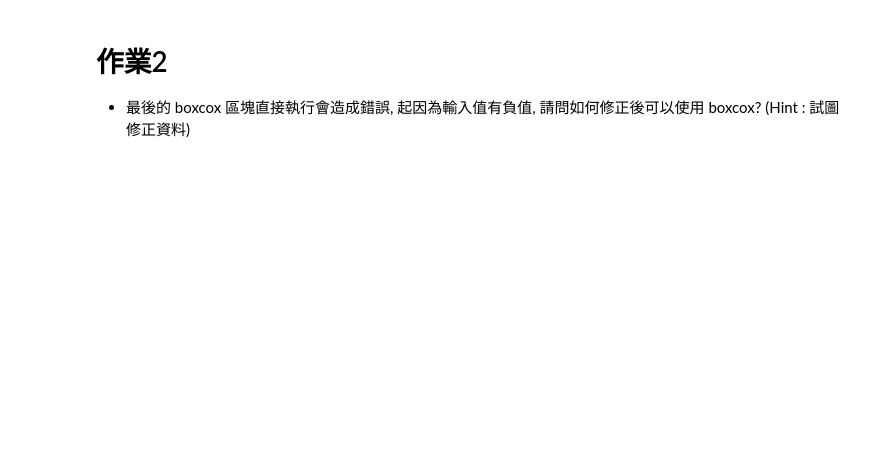
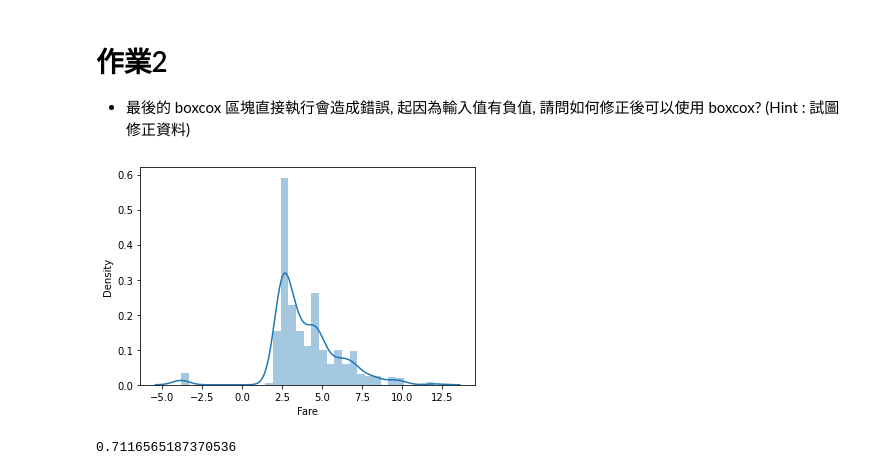
Before and after one commit to Rocky-Zhenxiang-Fang/3rd-ML100Days, a Jupyter notebook: homework/Day_023_HW.ipynb, the cells around one changed output. Saved outputs shown, nothing was run; the diff lists cells and outputs as text; code cells hidden in the pictures; blank space fills up the shorter version.

```diff
--- a/homework/Day_023_HW.ipynb
+++ b/homework/Day_023_HW.ipynb
@@ -96,15 +98,20 @@ cross_val_score(estimator, train_X, train_Y, cv=5).mean()
 # %%
 # 將 Fare 取 boxcox 後, 看散佈圖, 並計算分數 (執行會有 error, 請試圖修正)
 from scipy import stats
 df_fixed = copy.deepcopy(df)
 """
 Your Code Here, fix the error
 """
+df_fixed['Fare'] = df_fixed['Fare'] + 0.001
+
 df_fixed['Fare'] = stats.boxcox(df_fixed['Fare'])[0]
 sns.distplot(df_fixed['Fare'][:train_num])
 plt.show()
 
 df_fixed = MMEncoder.fit_transform(df_fixed)
 train_X = df_fixed[:train_num]
 estimator = LogisticRegression()
 cross_val_score(estimator, train_X, train_Y, cv=5).mean()
+# %% [output]
+[figure, added]
+0.7116565187370536
```
Also changed, not shown: parts of 3 cells of this notebook, 2 other files.
